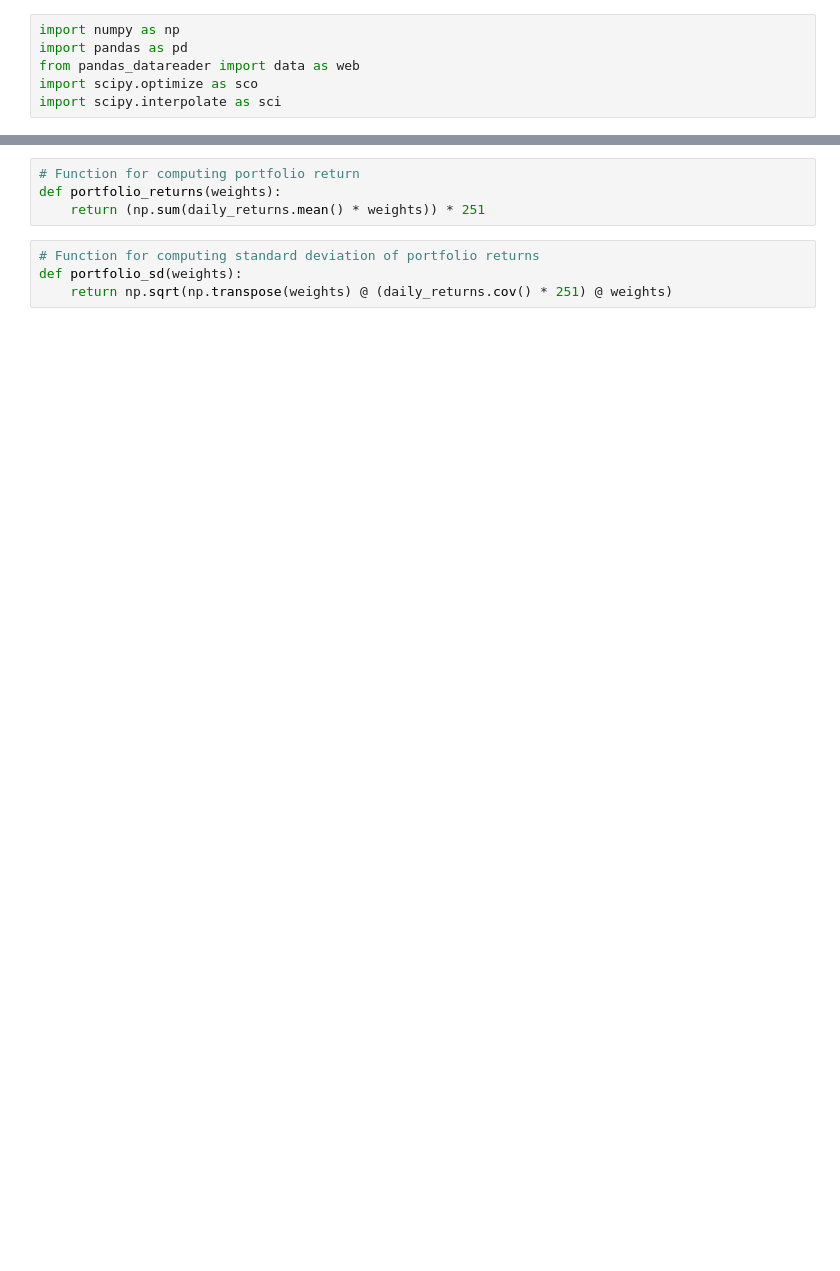
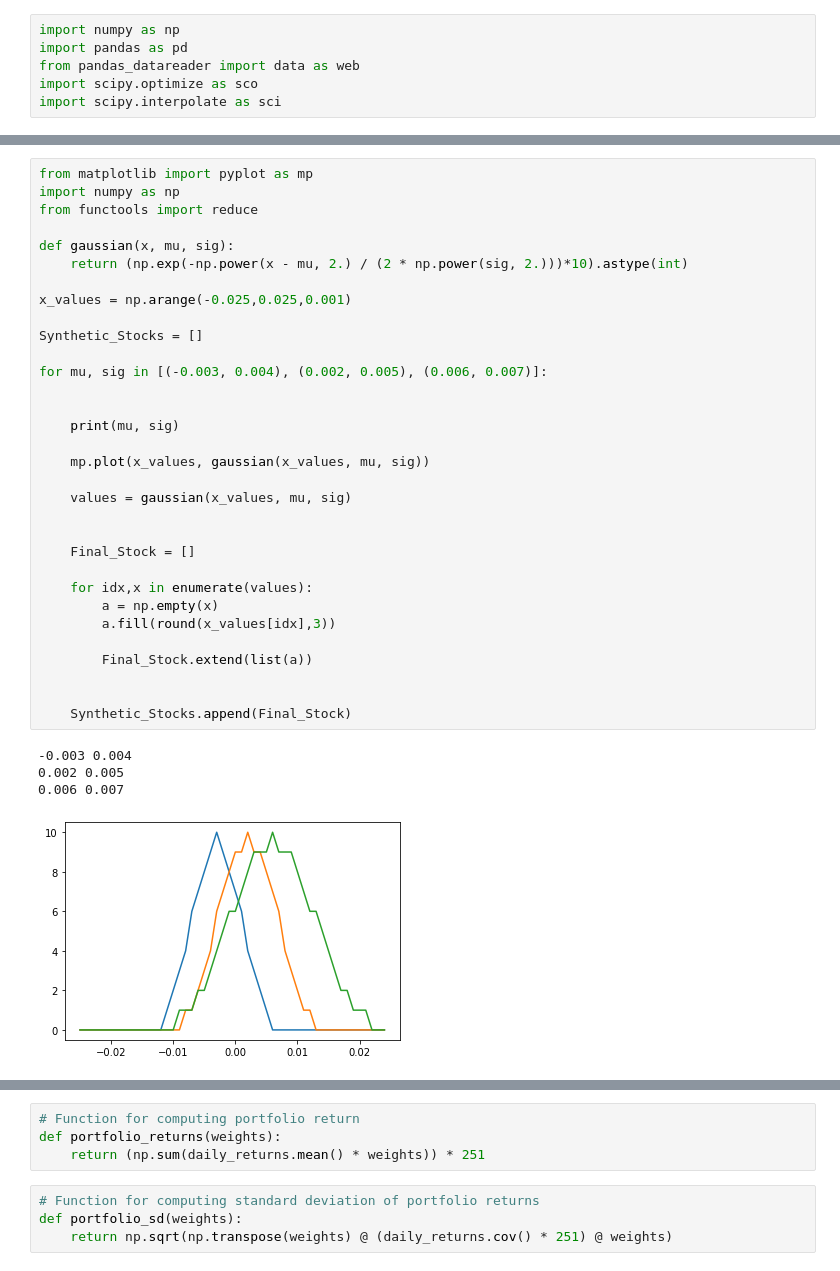
Before and after one commit to justege/VanillaAlgorithmicTrading, a Jupyter notebook: Mean_Variance_Optimization.ipynb, the cells around one changed output, grey strips where cells are left out. Cells and saved outputs as stored; diff of their text form; blank space fills up the shorter version.

Commit message:
Synthetic Stock Generation

```diff
--- a/Mean_Variance_Optimization.ipynb
+++ b/Mean_Variance_Optimization.ipynb
@@ -197,0 +23,37 @@ symbols = [
+# %%
+from matplotlib import pyplot as mp
+import numpy as np
+from functools import reduce
+
+def gaussian(x, mu, sig):
+    return (np.exp(-np.power(x - mu, 2.) / (2 * np.power(sig, 2.)))*10).astype(int)
+
+x_values = np.arange(-0.025,0.025,0.001)
+
+Synthetic_Stocks = []
+
+for mu, sig in [(-0.003, 0.004), (0.002, 0.005), (0.006, 0.007)]:
+
+
+    print(mu, sig)
+
+    mp.plot(x_values, gaussian(x_values, mu, sig))
+
+    values = gaussian(x_values, mu, sig)
+
+
+    Final_Stock = []
+
+    for idx,x in enumerate(values):
+        a = np.empty(x)
+        a.fill(round(x_values[idx],3))
+
+        Final_Stock.extend(list(a))
+
+
+    Synthetic_Stocks.append(Final_Stock)
+# %% [output]
+-0.003 0.004
+0.002 0.005
+0.006 0.007
+[figure, added]
```
Also changed, not shown: parts of 44 cells of this notebook, 2 other files.
